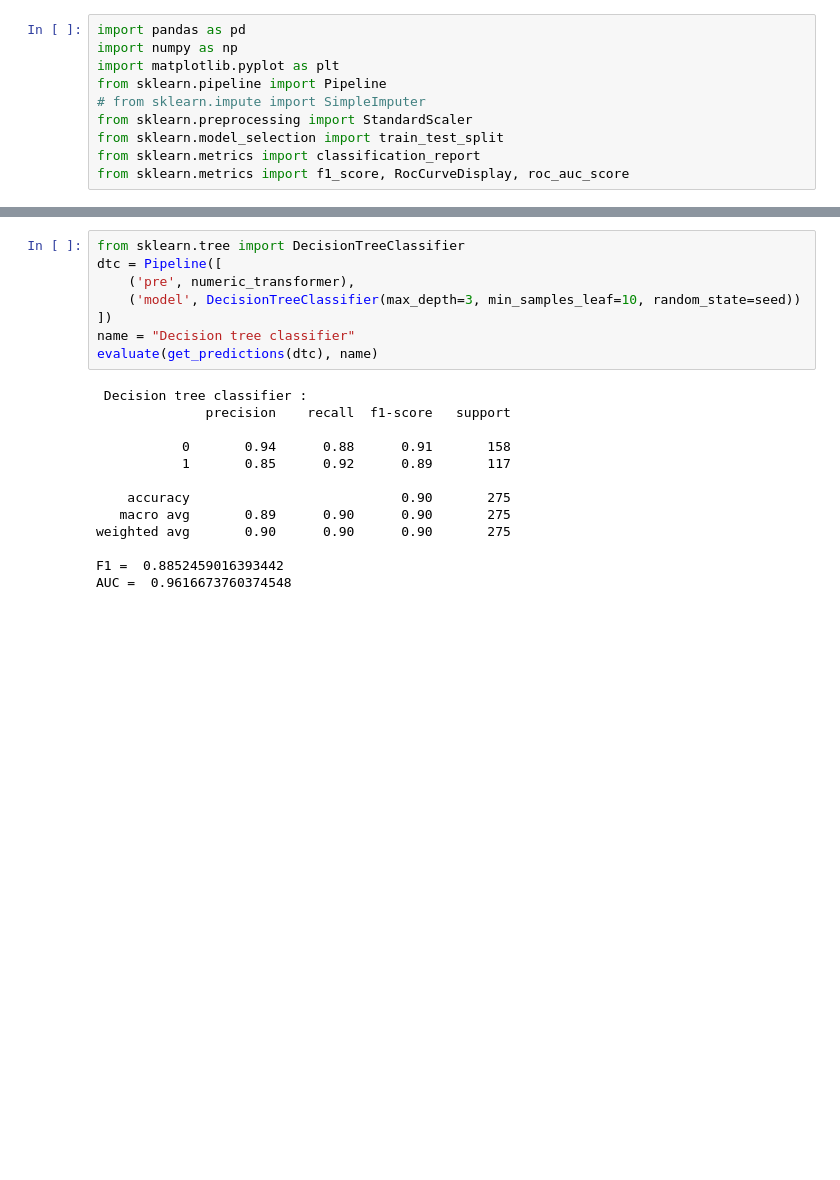
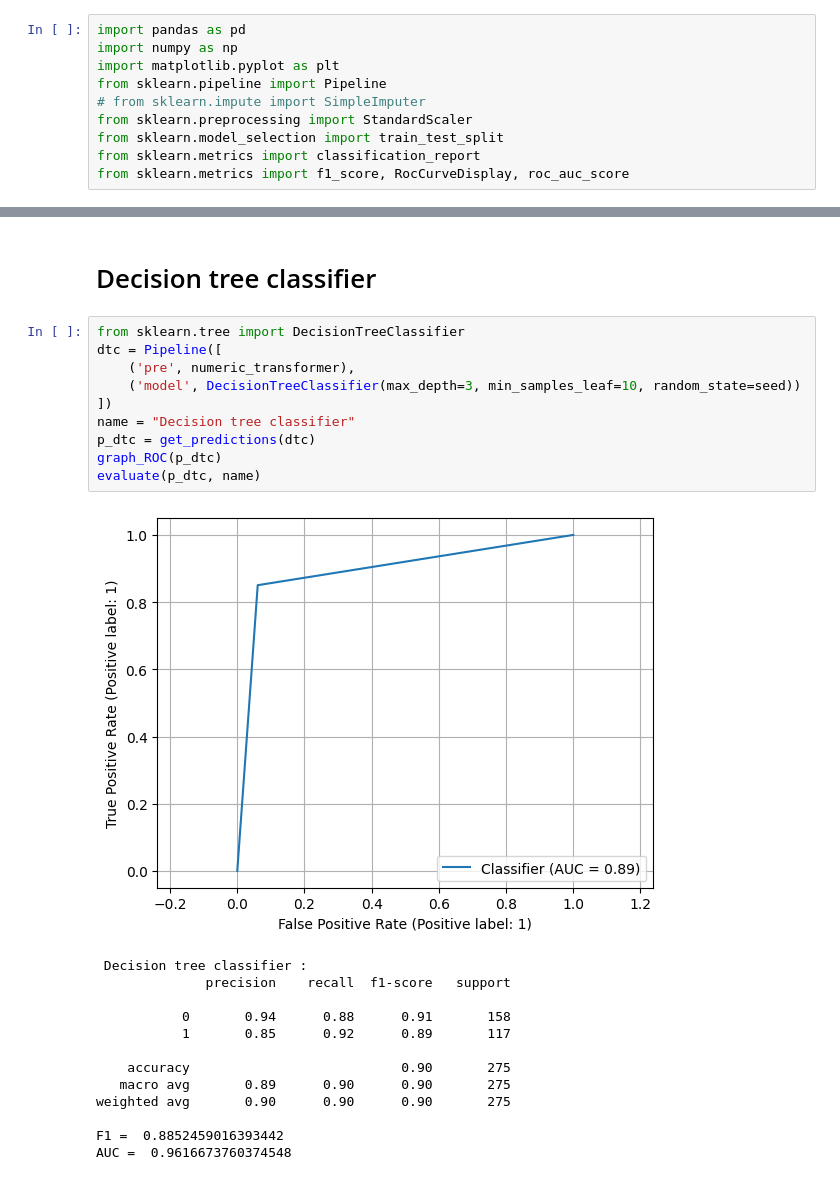
Before and after one commit to liutis6/DSA-exercises, a Jupyter notebook: exercises/U2/mainU2.ipynb, the cells around one changed output, grey strips where cells are left out. Drawn from its saved outputs; the diff is of its cells as text; blank space fills up the shorter version.

```diff
--- a/exercises/U2/mainU2.ipynb
+++ b/exercises/U2/mainU2.ipynb
@@ -121,15 +143,20 @@ weighted avg       0.98      0.98      0.98       275
 
 F1 =  0.9765625
 AUC =  0.9994679719089169
+# %% [markdown]
+# Decision tree classifier
 # %%
 from sklearn.tree import DecisionTreeClassifier
 dtc = Pipeline([
     ('pre', numeric_transformer),
     ('model', DecisionTreeClassifier(max_depth=3, min_samples_leaf=10, random_state=seed))
 ])
 name = "Decision tree classifier"
-evaluate(get_predictions(dtc), name)
+p_dtc = get_predictions(dtc)
+graph_ROC(p_dtc)
+evaluate(p_dtc, name)
 # %% [output]
+[figure, added]
  Decision tree classifier :
               precision    recall  f1-score   support
 
```
Also changed, not shown: parts of 18 cells of this notebook, 3 other files.
